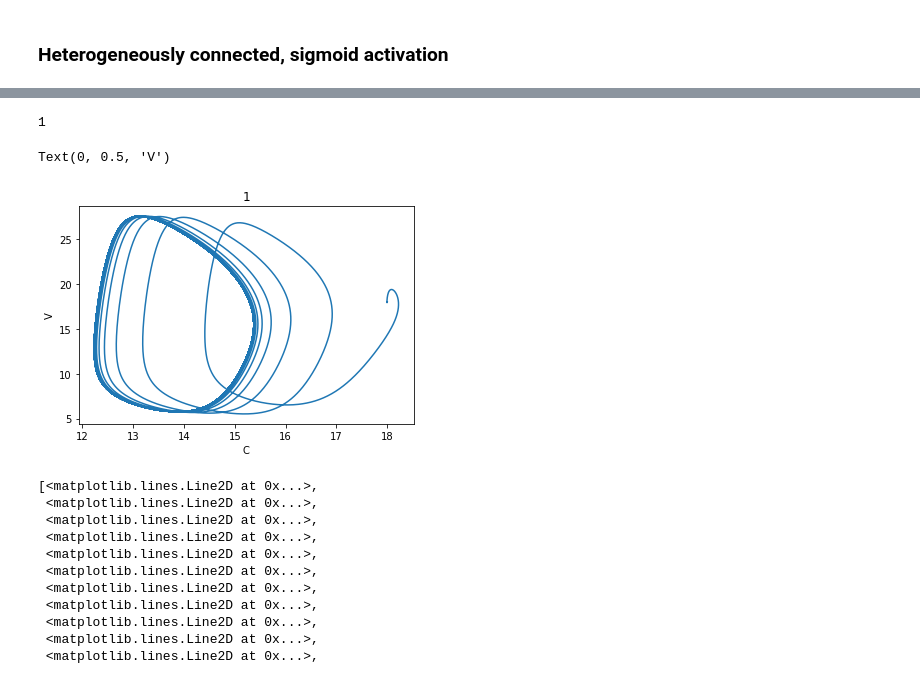
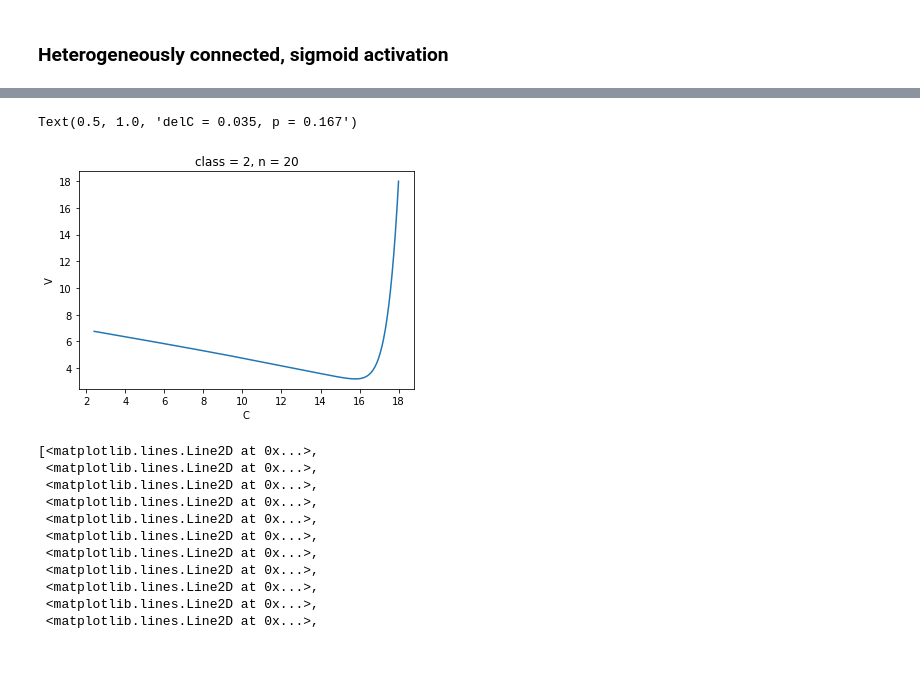
Before and after one commit to mbibireata/Networks, a Jupyter notebook: Rhythmogenesis.ipynb, the cells around one changed output, grey strips where cells are left out. Cells and saved outputs as stored; diff of their text form; code cells hidden in the pictures.

```diff
--- a/Rhythmogenesis.ipynb
+++ b/Rhythmogenesis.ipynb
@@ -675,7 +674,7 @@ class Network:
         self.l = matrixOfEdges(self.M, self.n)
 
     def kill_neuron2(self, n):
-        x = 0
+        x = -1 #0
         for i in range(int(n)):
             self.M = np.delete(self.M, x, axis=0)
             self.M = np.delete(self.M, x, axis=1)
@@ -1062,7 +1074,7 @@ imshow(img, aspect='auto')
 ### Heterogeneously connected, sigmoid activation
 # %%
 # Setup simulation parameters
-n = 15
-p = 1/6
+n = 40
+p = 1/4 #1/6
 M = getRandomConnectivity(n, p)
 l = matrixOfEdges(M, n)
@@ -1069,6 +1190,16 @@ l = matrixOfEdges(M, n)
+# %%
+#plotting
+cmap = plt.cm.viridis
+data = np.flip(phase, axis=0)
+norm = plt.Normalize(vmin = data.min(), vmax = data.max())
+img = cmap(norm(data))
+imshow(img, aspect='auto')
+plt.title("delC = {:.3f}, p = {:.3f}".format(delC, p))
+# %% [output]
+Text(0.5, 1.0, 'delC = 0.035, p = 0.167')
 # %%
 #Heterogeneous sigmoid
-N = 50000 #15000
+N = 1000000 #50000
 dt = 0.001
 T = zeros(N)
 for i in range(N):
@@ -1081,7 +1212,7 @@ Cstar=20 #20
 V0=18 #18
 C0=18 #18
 
-delV= 3. #1.
+delV= 5.1 #1.
 delVmin = delV/3 #delV/3
 delC= 0.035 #0.025
 r_1= 70*99/(n-1)#Max Firing rate is r_1 + r_0 70
@@ -1109,19 +1240,19 @@ params[13] = g_c
 params[14] = r_0
 
 network = Network(M, l, params)
+network.kill_neuron2(20)
 
 avC,avV,C,V,sump = network.simdyn(network.M, network.l, network.params, connectivity="heterogeneous", activation="sigmoid")
 # %%
-print(classifier(avV, 1/dt, 0.1)) #0 is chaos, 1 is SO, 2 is FP, -1 is error
+#print(classifier(avV, 1/dt, 0.1)) #0 is chaos, 1 is SO, 2 is FP, -1 is error
 classification = classify(avV,params)
 plot(avC[:],avV[:])
-title(classification)
+title("class = {}, n = {}".format(classification, network.n))
 xlabel("C")
 ylabel("V")
+plt.savefig("phase/sample3/class_{}_n_{}".format(classification, network.n))
 # %% [output]
-1
-Text(0, 0.5, 'V')
-[figure, old version]
+[figure, new version]
 # %%
 plot(T[300:800], V[300:800])
 # %% [output]
```
Also changed, not shown: parts of 11 cells of this notebook.
